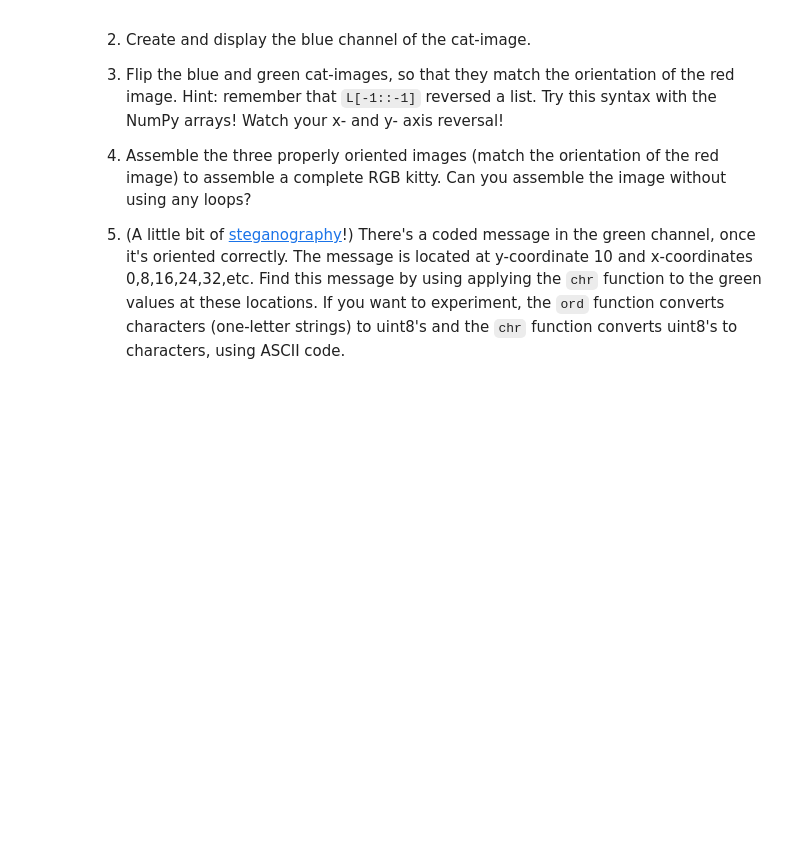
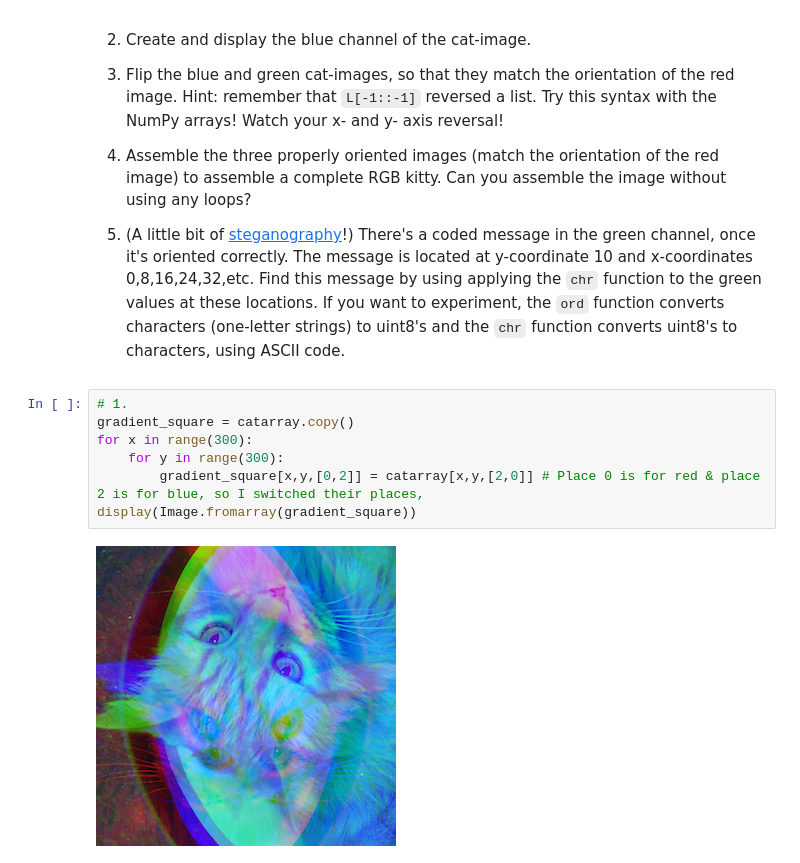
Before and after one commit to haskstans/Math-152, a Jupyter notebook: P4M_Notebook_4.ipynb, the cells around one changed output. Drawn from its saved outputs; the diff is of its cells as text; blank space fills up the shorter version.

```diff
--- a/P4M_Notebook_4.ipynb
+++ b/P4M_Notebook_4.ipynb
@@ -733,3 +924,12 @@ Now we see the problem!  Complete the exercises below to fix the image.
 4.  Assemble the three properly oriented images (match the orientation of the red image) to assemble a complete RGB kitty.  Can you assemble the image without using any loops?
 
 5.  (A little bit of [steganography](https://en.wikipedia.org/wiki/Steganography)!)  There's a coded message in the green channel, once it's oriented correctly.  The message is located at y-coordinate 10 and x-coordinates 0,8,16,24,32,etc.  Find this message by using applying the `chr` function to the green values at these locations.  If you want to experiment, the `ord` function converts characters (one-letter strings) to uint8's and the `chr` function converts uint8's to characters, using ASCII code.
+# %%
+# 1.
+gradient_square = catarray.copy()
+for x in range(300):
+    for y in range(300):
+        gradient_square[x,y,[0,2]] = catarray[x,y,[2,0]] # Place 0 is for red & place 2 is for blue, so I switched their places,
+display(Image.fromarray(gradient_square))
+# %% [output]
+[figure, added]
```
Also changed, not shown: parts of 29 cells of this notebook.
